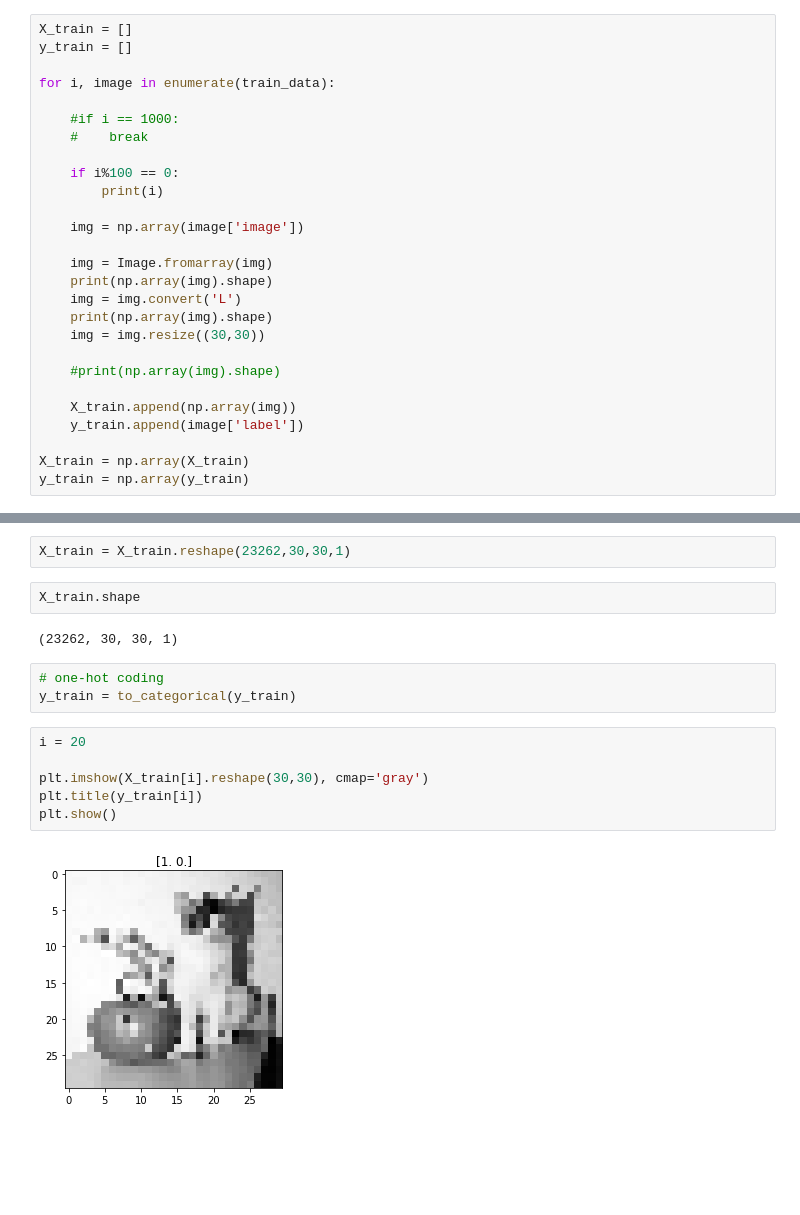
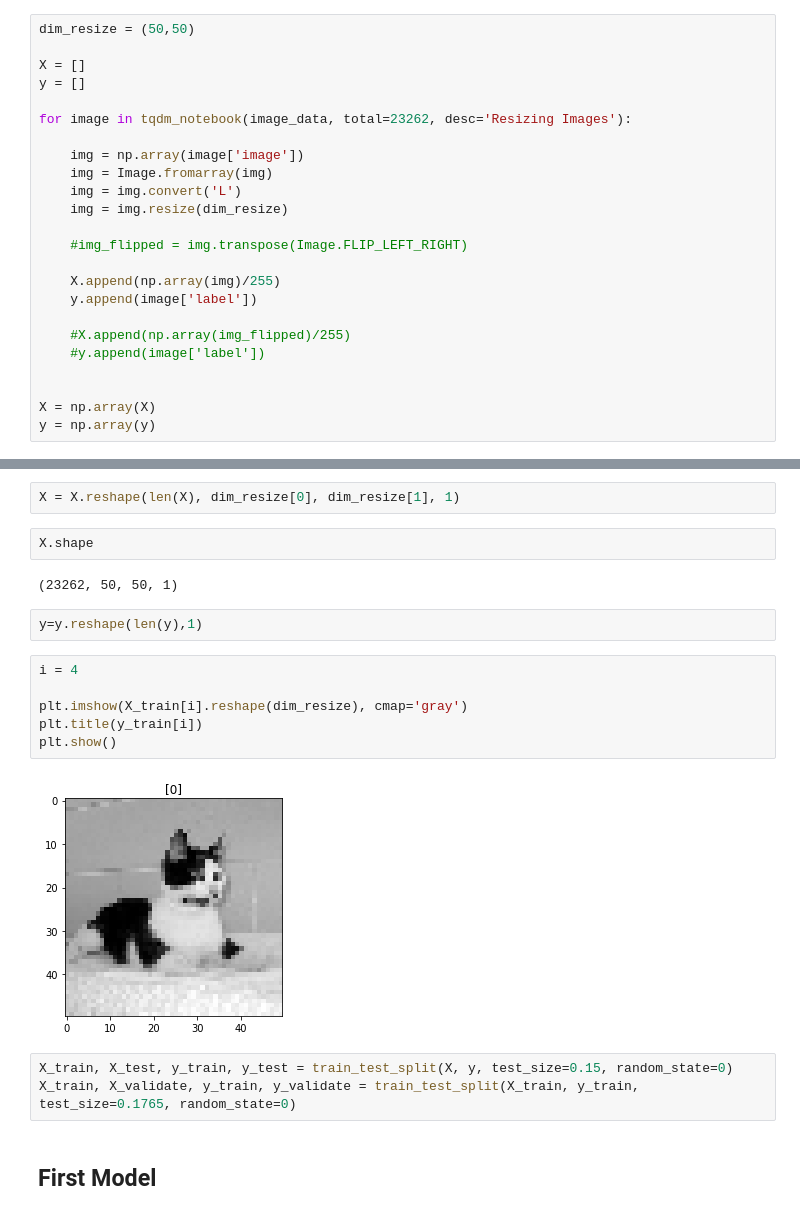
Before and after one commit to dmbentley/cats-vs-dogs, a Jupyter notebook: cats-vs-dogs.ipynb, the cells around one changed output, grey strips where cells are left out. Cells and saved outputs as stored; diff of their text form; blank space fills up the shorter version.

```diff
--- a/cats-vs-dogs.ipynb
+++ b/cats-vs-dogs.ipynb
@@ -40,28 +73,25 @@ train_data = tfds.as_numpy(data['train'])
 # %%
-X_train = []
-y_train = []
+dim_resize = (50,50)
 
-for i, image in enumerate(train_data):
+X = []
+y = []
 
-    #if i == 1000:
-    #    break
-
-    if i%100 == 0:
-        print(i)
+for image in tqdm_notebook(image_data, total=23262, desc='Resizing Images'):
 
     img = np.array(image['image'])
+    img = Image.fromarray(img)
+    img = img.convert('L')
+    img = img.resize(dim_resize)
 
-    img = Image.fromarray(img)
-    print(np.array(img).shape)
-    img = img.convert('L')
-    print(np.array(img).shape)
-    img = img.resize((30,30))
+    #img_flipped = img.transpose(Image.FLIP_LEFT_RIGHT)
 
-    #print(np.array(img).shape)
+    X.append(np.array(img)/255)
+    y.append(image['label'])
 
-    X_train.append(np.array(img))
-    y_train.append(image['label'])
+    #X.append(np.array(img_flipped)/255)
+    #y.append(image['label'])
 
-X_train = np.array(X_train)
-y_train = np.array(y_train)
+
+X = np.array(X)
+y = np.array(y)
 # %% [output]
@@ -91,18 +103,22 @@ X_train.shape
-# %%
-X_train = X_train.reshape(23262,30,30,1)
+# %%
+X = X.reshape(len(X), dim_resize[0], dim_resize[1], 1)
 # %%
-X_train.shape
+X.shape
 # %% [output]
-(23262, 30, 30, 1)
+(23262, 50, 50, 1)
-# %%
-# one-hot coding
-y_train = to_categorical(y_train)
+# %%
+y=y.reshape(len(y),1)
 # %%
-i = 20
+i = 4
 
-plt.imshow(X_train[i].reshape(30,30), cmap='gray')
+plt.imshow(X_train[i].reshape(dim_resize), cmap='gray')
 plt.title(y_train[i])
 plt.show()
 # %% [output]
-[figure, old version]
+[figure, new version]
+# %%
+X_train, X_test, y_train, y_test = train_test_split(X, y, test_size=0.15, random_state=0)
+X_train, X_validate, y_train, y_validate = train_test_split(X_train, y_train, test_size=0.1765, random_state=0)
+# %% [markdown]
+## First Model
 # %%
```
Also changed, not shown: parts of 23 cells of this notebook, 1 other file.
